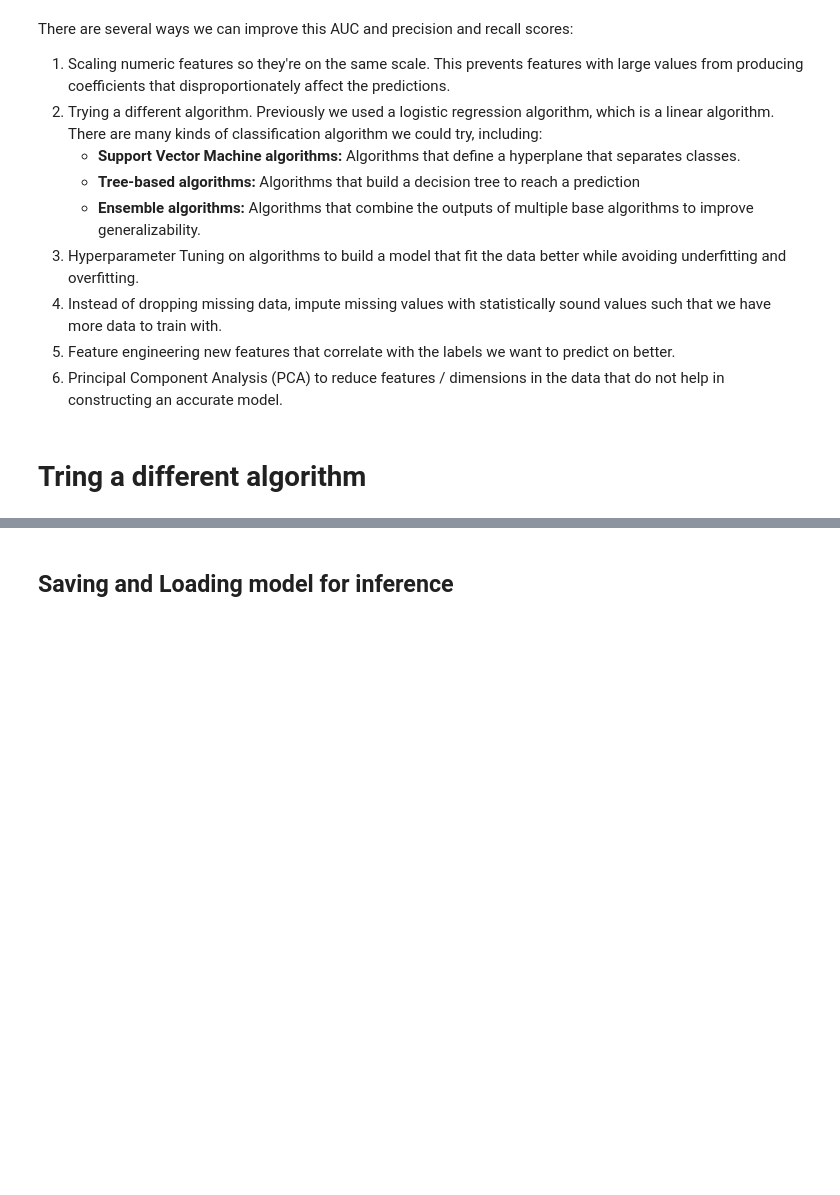
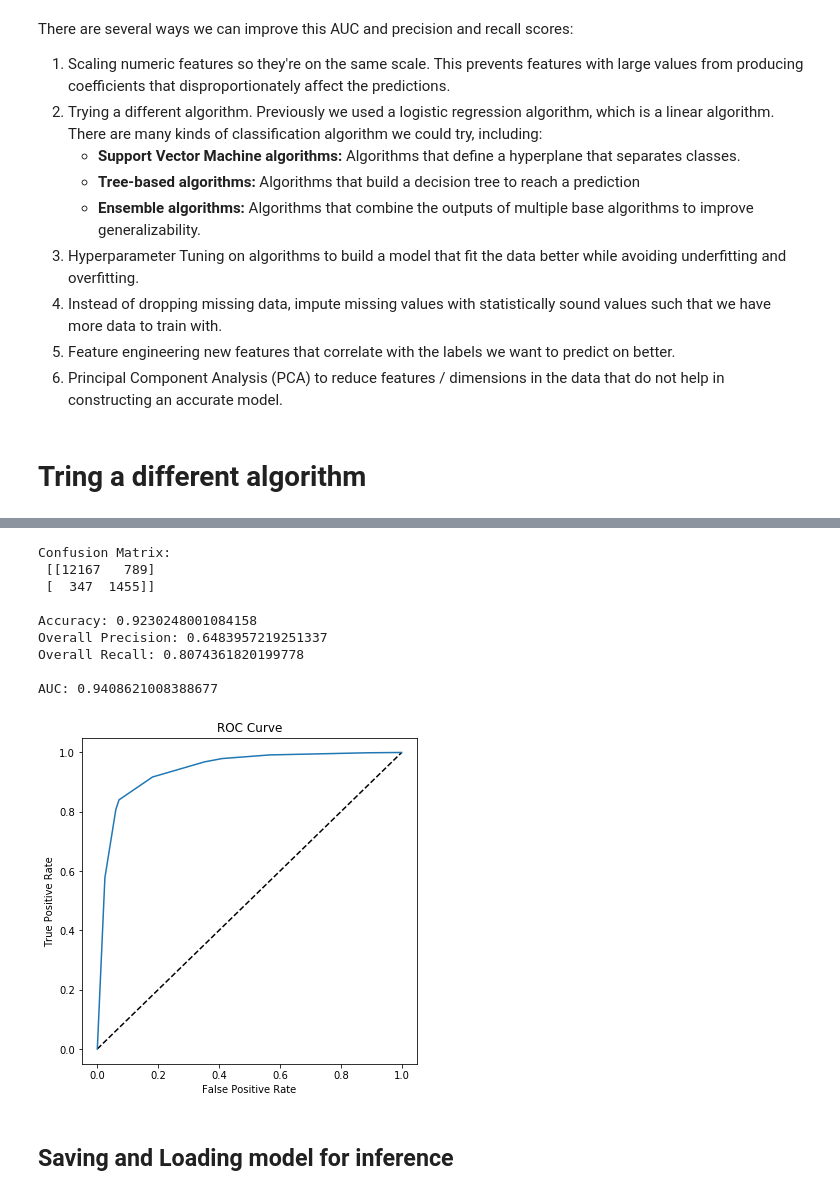
Before and after one commit to Ali-Parandeh/credit-kudos, a Jupyter notebook: notebooks/credit-kudos.ipynb, the cells around one changed output, grey strips where cells are left out. Saved outputs shown, nothing was run; the diff lists cells and outputs as text; code cells hidden in the pictures; blank space fills up the shorter version.

```diff
--- a/notebooks/credit-kudos.ipynb
+++ b/notebooks/credit-kudos.ipynb
@@ -322,27 +390,38 @@ print (model)
 # %%
 predictions = model.predict(X_test)
 y_scores = model.predict_proba(X_test)
 cm = confusion_matrix(y_test, predictions)
 print ('Confusion Matrix:\n',cm, '\n')
 print('Accuracy:', accuracy_score(y_test, predictions))
-print("Overall Precision:",precision_score(y_test, predictions, pos_label=""))
-print("Overall Recall:",recall_score(y_test, predictions, pos_label=""))
+print("Overall Precision:",precision_score(y_test, predictions))
+print("Overall Recall:",recall_score(y_test, predictions))
 auc = roc_auc_score(y_test,y_scores[:,1])
 print('\nAUC: ' + str(auc))
 
 # calculate ROC curve
-fpr, tpr, thresholds = roc_curve(y_test, y_scores[:,1], pos_label='')
+fpr, tpr, thresholds = roc_curve(y_test, y_scores[:,1])
 
 # plot ROC curve
 fig = plt.figure(figsize=(6, 6))
 # Plot the diagonal 50% line
 plt.plot([0, 1], [0, 1], 'k--')
 # Plot the FPR and TPR achieved by our model
 plt.plot(fpr, tpr)
 plt.xlabel('False Positive Rate')
 plt.ylabel('True Positive Rate')
 plt.title('ROC Curve')
 plt.show()
+# %% [output]
+Confusion Matrix:
+ [[12167   789]
+ [  347  1455]]
+
+Accuracy: 0.9230248001084158
+Overall Precision: 0.6483957219251337
+Overall Recall: 0.8074361820199778
+
+AUC: 0.9408621008388677
+[figure, added]
 # %% [markdown]
 ## Saving and Loading model for inference
 # %%
```
Also changed, not shown: parts of 27 cells of this notebook.
